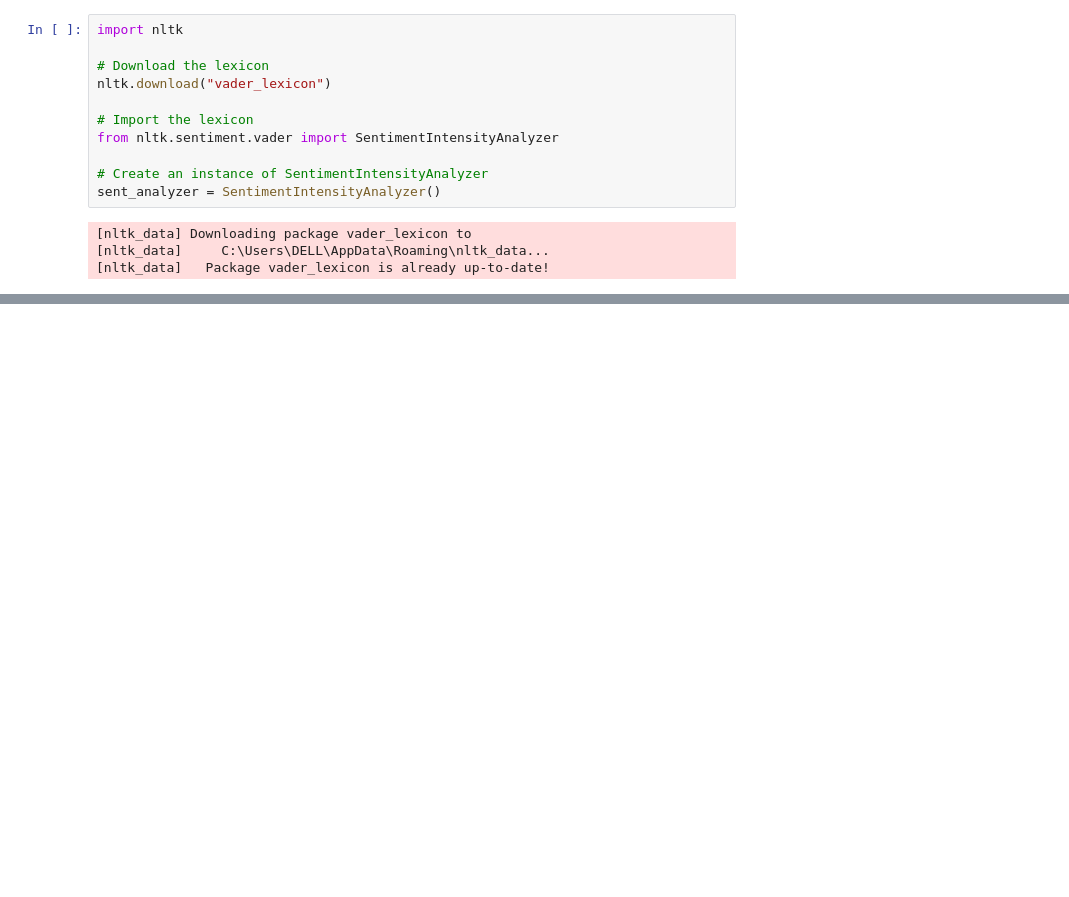
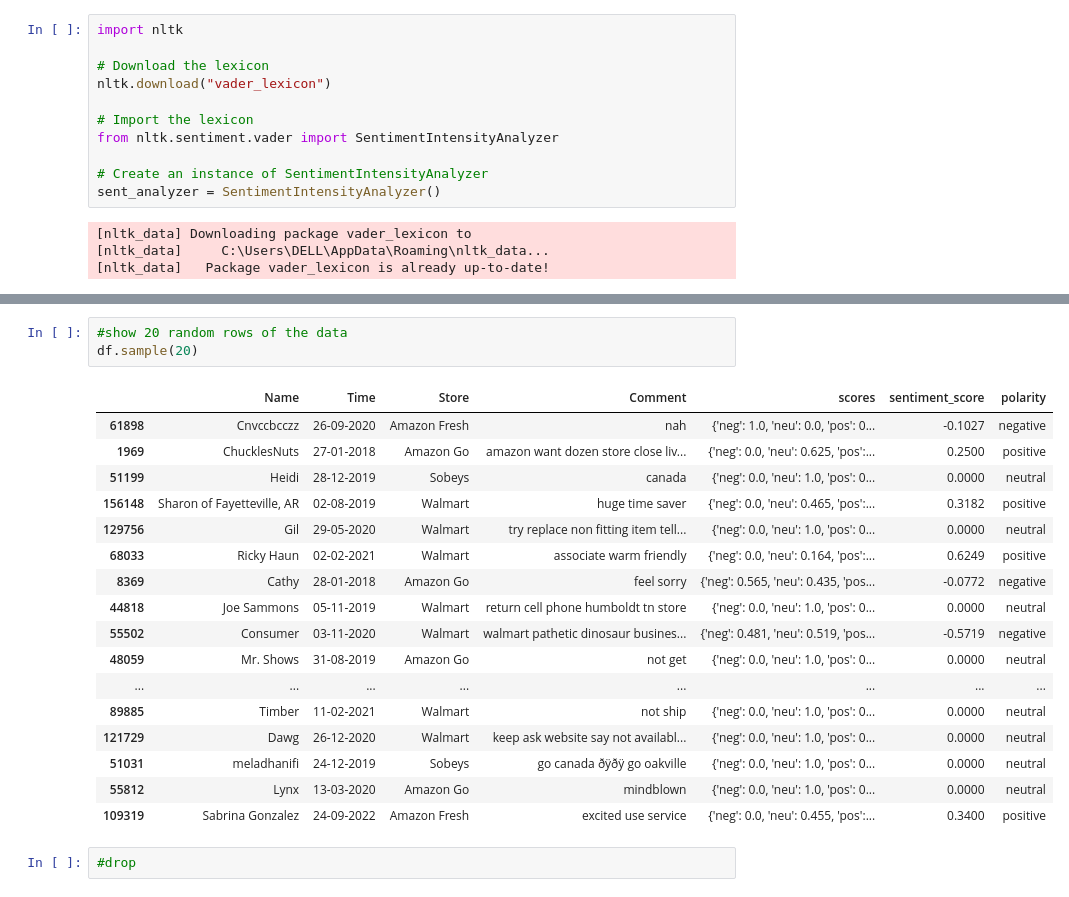
Before and after one commit to paferuto/ABSA-on-IoT-comments, a Jupyter notebook: LabelData/LabelData.ipynb, the cells around one changed output, grey strips where cells are left out. Saved outputs shown, nothing was run; the diff lists cells and outputs as text; blank space fills up the shorter version.

```diff
--- a/LabelData/LabelData.ipynb
+++ b/LabelData/LabelData.ipynb
@@ -79,3 +158,26 @@ df
+# %%
+#show 20 random rows of the data
+df.sample(20)
+# %% [output]
+|  | Name | Time | Store | Comment | scores | sentiment_score | polarity |
+| 61898 | Cnvccbcczz | 26-09-2020 | Amazon Fresh | nah | {'neg': 1.0, 'neu': 0.0, 'pos': 0... | -0.1027 | negative |
+| 1969 | ChucklesNuts | 27-01-2018 | Amazon Go | amazon want dozen store close liv... | {'neg': 0.0, 'neu': 0.625, 'pos':... | 0.2500 | positive |
+| 51199 | Heidi | 28-12-2019 | Sobeys | canada | {'neg': 0.0, 'neu': 1.0, 'pos': 0... | 0.0000 | neutral |
+| 156148 | Sharon of Fayetteville, AR | 02-08-2019 | Walmart | huge time saver | {'neg': 0.0, 'neu': 0.465, 'pos':... | 0.3182 | positive |
+| 129756 | Gil | 29-05-2020 | Walmart | try replace non fitting item tell... | {'neg': 0.0, 'neu': 1.0, 'pos': 0... | 0.0000 | neutral |
+| 68033 | Ricky Haun | 02-02-2021 | Walmart | associate warm friendly | {'neg': 0.0, 'neu': 0.164, 'pos':... | 0.6249 | positive |
+| 8369 | Cathy | 28-01-2018 | Amazon Go | feel sorry | {'neg': 0.565, 'neu': 0.435, 'pos... | -0.0772 | negative |
+| 44818 | Joe Sammons | 05-11-2019 | Walmart | return cell phone humboldt tn store | {'neg': 0.0, 'neu': 1.0, 'pos': 0... | 0.0000 | neutral |
+| 55502 | Consumer | 03-11-2020 | Walmart | walmart pathetic dinosaur busines... | {'neg': 0.481, 'neu': 0.519, 'pos... | -0.5719 | negative |
+| 48059 | Mr. Shows | 31-08-2019 | Amazon Go | not get | {'neg': 0.0, 'neu': 1.0, 'pos': 0... | 0.0000 | neutral |
+| ... | ... | ... | ... | ... | ... | ... | ... |
+| 89885 | Timber | 11-02-2021 | Walmart | not ship | {'neg': 0.0, 'neu': 1.0, 'pos': 0... | 0.0000 | neutral |
+| 121729 | Dawg | 26-12-2020 | Walmart | keep ask website say not availabl... | {'neg': 0.0, 'neu': 1.0, 'pos': 0... | 0.0000 | neutral |
+| 51031 | meladhanifi | 24-12-2019 | Sobeys | go canada ðÿðÿ go oakville | {'neg': 0.0, 'neu': 1.0, 'pos': 0... | 0.0000 | neutral |
+| 55812 | Lynx | 13-03-2020 | Amazon Go | mindblown | {'neg': 0.0, 'neu': 1.0, 'pos': 0... | 0.0000 | neutral |
+| 109319 | Sabrina Gonzalez | 24-09-2022 | Amazon Fresh | excited use service | {'neg': 0.0, 'neu': 0.455, 'pos':... | 0.3400 | positive |
+# %%
+#drop
 # %%
 #count the number of positive, negative and neutral comments and plot them
 df['polarity'].value_counts().plot(kind='bar', title='Sentiment Analysis')
```
Also changed, not shown: parts of 12 cells of this notebook, 5 other files.
